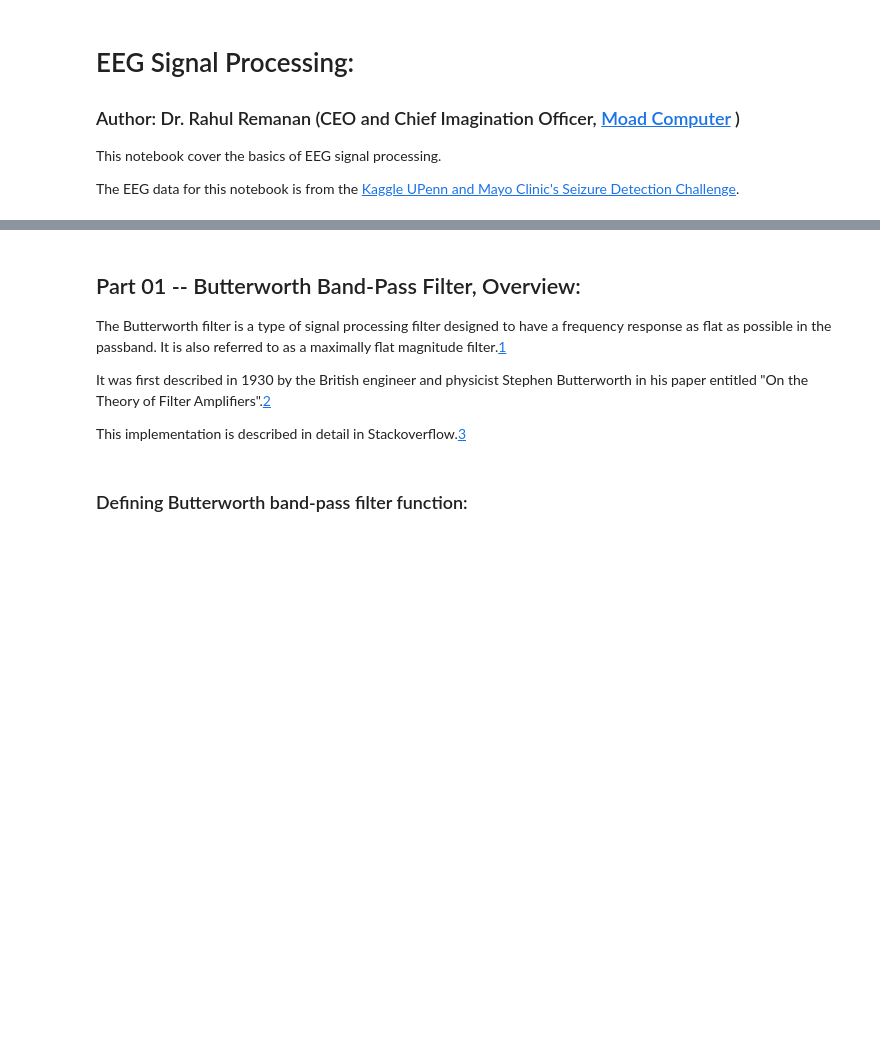
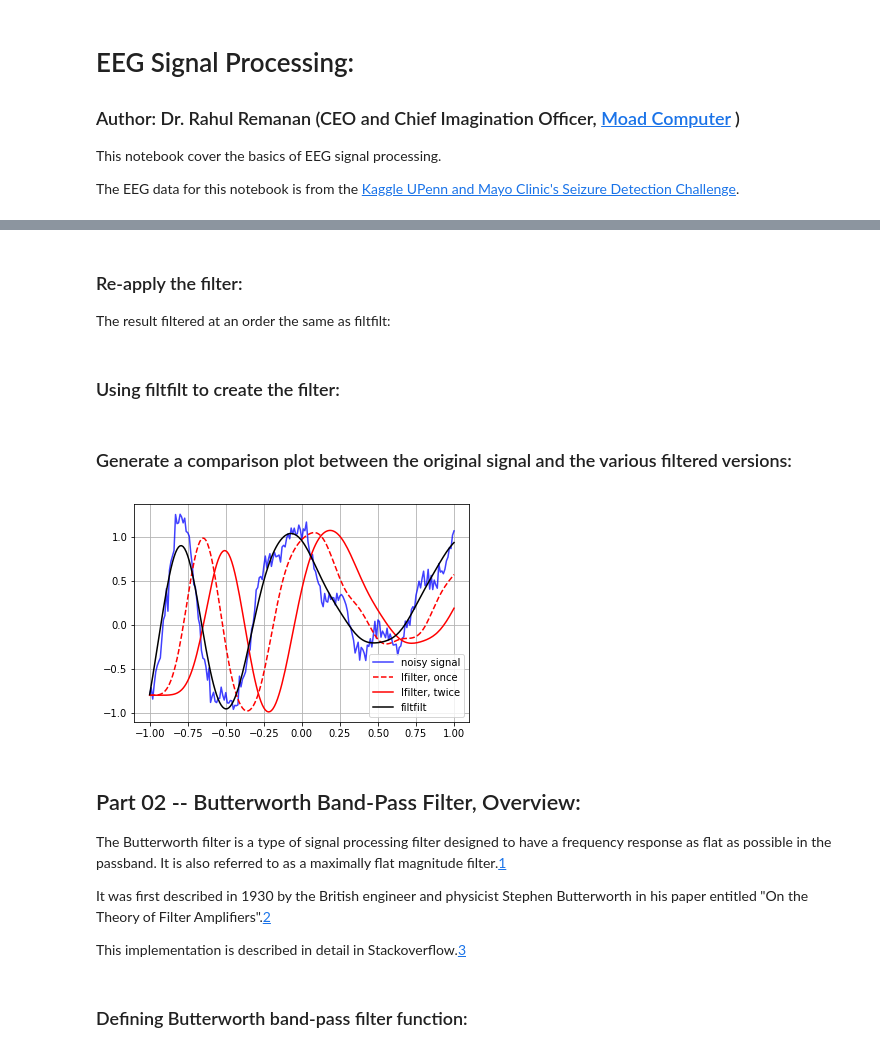
Before and after one commit to rahulremanan/HIMA, a Jupyter notebook: examples/Notebooks/05_Kaggle_seizure_detection/notebooks/Signal_processing.ipynb, the cells around one changed output, grey strips where cells are left out. Drawn from its saved outputs; the diff is of its cells as text; code cells hidden in the pictures; blank space fills up the shorter version.

Commit message:
Updated signal processing example

```diff
--- a/examples/Notebooks/05_Kaggle_seizure_detection/notebooks/Signal_processing.ipynb
+++ b/examples/Notebooks/05_Kaggle_seizure_detection/notebooks/Signal_processing.ipynb
@@ -8,0 +57,2 @@ The EEG data for this notebook is from the [Kaggle UPenn and Mayo Clinic's Seizu
+# %%
+b, a = signal.butter(3, 0.05)
@@ -9,5 +63,30 @@ The EEG data for this notebook is from the [Kaggle UPenn and Mayo Clinic's Seizu
+# %%
+zi = signal.lfilter_zi(b, a)
+z, _ = signal.lfilter(b, a, xn, zi=zi*xn[0])
+# %% [markdown]
+### Re-apply the filter:
+
+The result filtered at an order the same as filtfilt:
+# %%
+z2, _ = signal.lfilter(b, a, z, zi=zi*z[0])
+# %% [markdown]
+### Using filtfilt to create the filter:
+# %%
+y = signal.filtfilt(b, a, xn)
+# %% [markdown]
+### Generate a comparison plot between the original signal and the various filtered versions:
+# %%
+plt.figure
+plt.plot(t, xn, 'b', alpha=0.75)
+plt.plot(t, z, 'r--', t, z2, 'r', t, y, 'k')
+plt.legend(('noisy signal', 'lfilter, once', 'lfilter, twice',
+            'filtfilt'), loc='best')
+plt.grid(True)
+plt.show()
+# %% [output]
+[figure, added]
 # %% [markdown]
-## Part 01 -- Butterworth Band-Pass Filter, Overview:
+## Part 02 -- Butterworth Band-Pass Filter, Overview:
 
 The Butterworth filter is a type of signal processing filter designed to have a frequency response as flat as possible in the passband. It is also referred to as a maximally flat magnitude filter.[1](https://en.wikipedia.org/wiki/Butterworth_filter)
 
```
Also changed, not shown: parts of 9 cells of this notebook.
